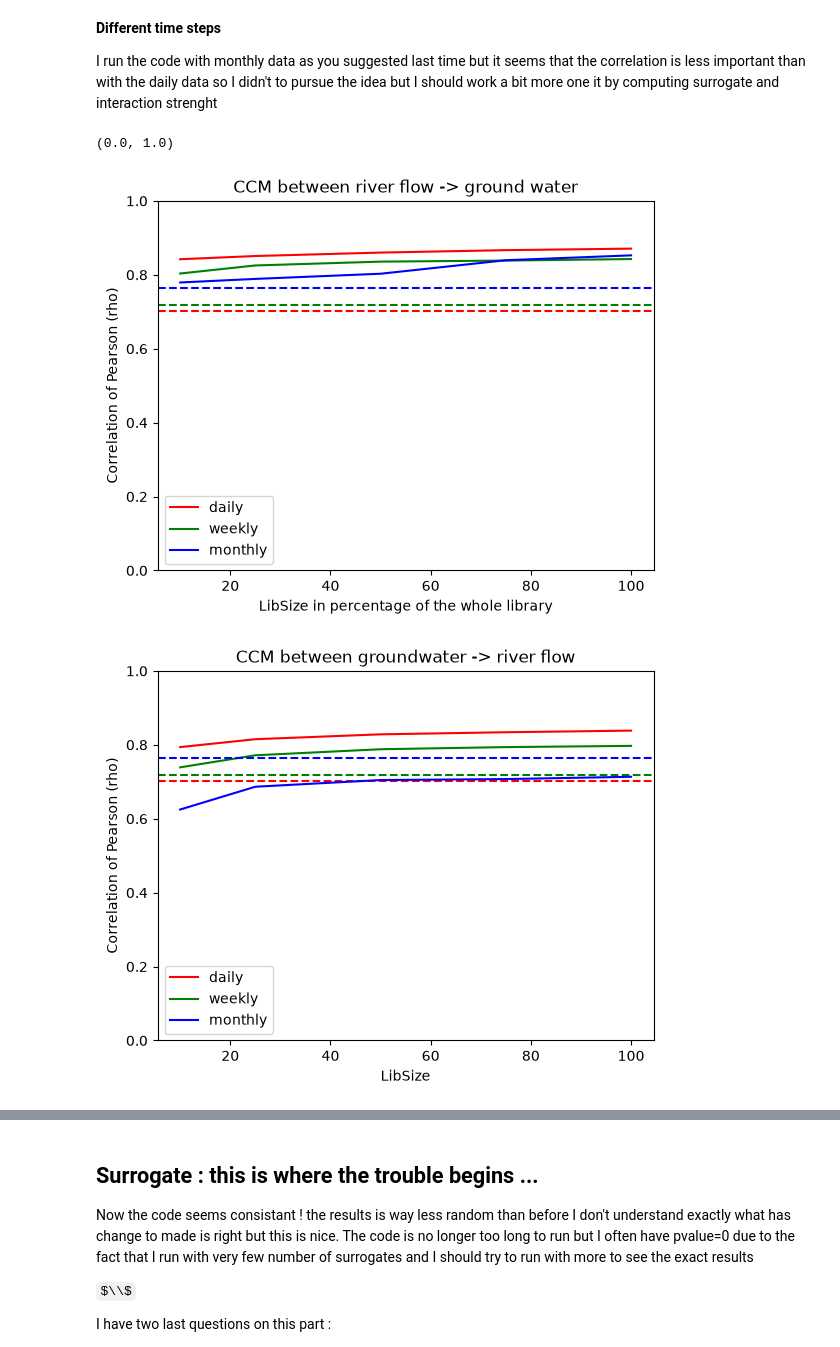
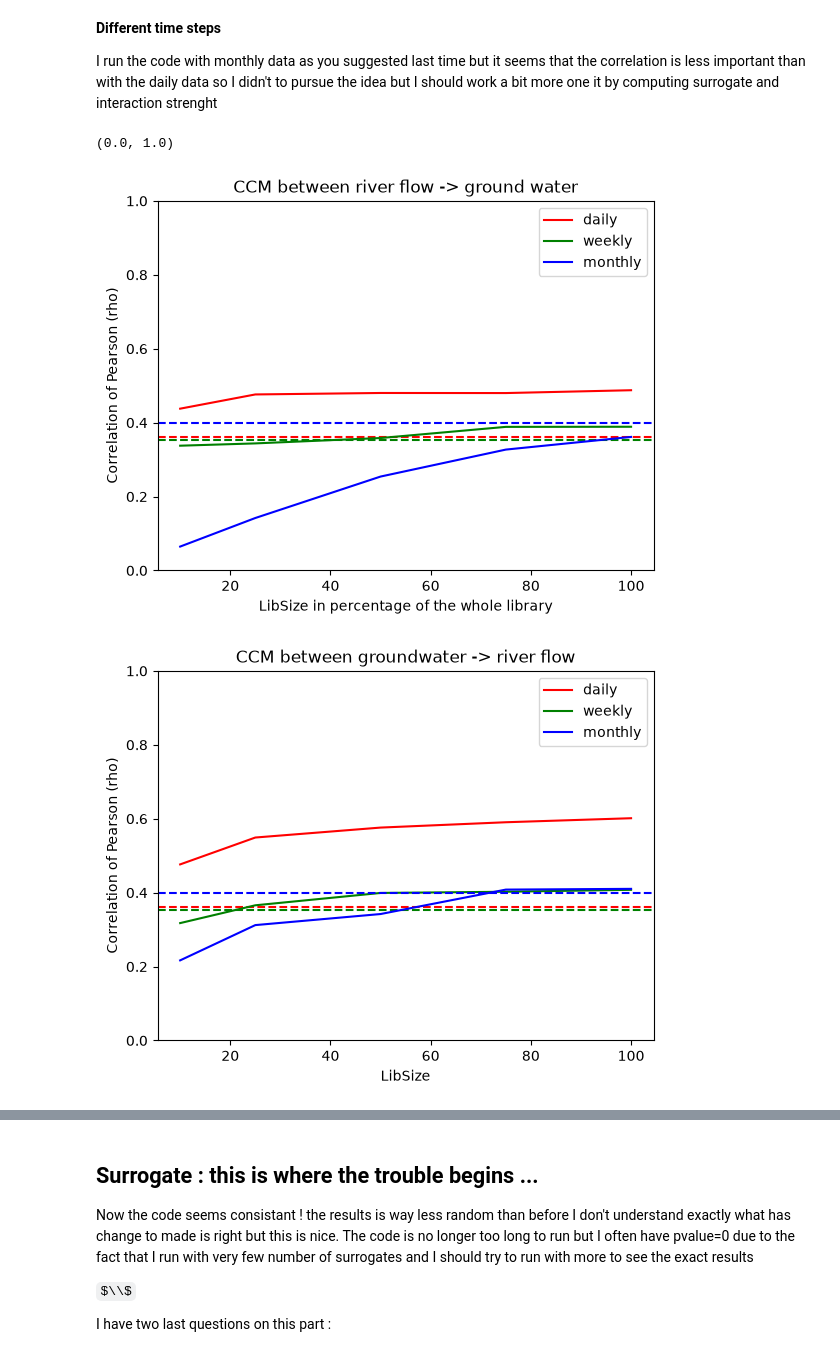
Before and after one commit to EulalieContreras/NTU_ecoinformatic, a Jupyter notebook: mywork/hydrography_notebook.ipynb, the cells around one changed output, grey strips where cells are left out. Saved outputs shown, nothing was run; the diff lists cells and outputs as text; code cells hidden in the pictures; some formulas as TeX source.

```diff
--- a/mywork/hydrography_notebook.ipynb
+++ b/mywork/hydrography_notebook.ipynb
@@ -200,7 +43,22 @@ ax2.legend(loc='upper right')
 # %%
-meteo['precipitation'] = fun.normalize_series(meteo['precipitation'])
-fdv1['mean_flow'] = fun.normalize_series(fdv1['mean_flow'])
-ground_water['NGF_depth'] = fun.normalize_series(ground_water['NGF_depth'])
+fdv1 = pd.read_csv('donnees/rivers_02-13.csv', sep=';', parse_dates=['date'])
+fdv1 = fdv1[(fdv1['city']=='FONTAINE DE VAUCLUSE 1') & (fdv1['date'] > '2004-01-01')]
+river_flow = fun.normalize_series(fdv1['mean_flow'])
+detrended_river = fun.detrend_add(river_flow)
+fdv1['mean_flow'] = detrended_river
+
+
+meteo = pd.read_csv('donnees/meteo_02-13.csv', sep = ';', parse_dates=['date'])
+meteo = meteo[(meteo['city'] == 'ISLE SUR SORGUE') & (meteo['date'] > '2004-01-01')]
+rain = fun.normalize_series(meteo['precipitation'])
+detrended_rain = fun.detrend_add(rain)
+meteo['precipitation'] = detrended_rain
+
+ground_water = pd.read_csv('donnees/groundwater_02-13.csv', sep=';', parse_dates = ['date'])
+ground_water = ground_water[(ground_water['city']=='THOR') & (ground_water['date'] > '2004-01-01')]
+depth = fun.normalize_series(ground_water['NGF_depth'])
+detrended_depth = fun.detrend_add(depth)
+ground_water['NGF_depth'] = detrended_depth
 # %% [markdown]
 ## CCM Algorithm (non preprocess (except for normalisation) datas are mostly used here : see article placed in reference for detail)
 
@@ -473,7 +263,7 @@ final_causal = fun.final_ccm(df, 'mean_flow', 'lag_precipitation', libs=libs_dai
 stat_causal = final_causal[0]
 corr_causal = df['mean_flow'].corr(df['lag_precipitation'])
 
-libs_weekly = [50, 125, 250, 375, 470]
+libs_weekly = [50, 125, 250, 375, 450]
 final_infiltration0 = fun.final_ccm(df_week, 'NGF_depth', 'mean_flow', libs=libs_weekly, Tp=0)
 final_saturation0 = fun.final_ccm(df_week, 'mean_flow', 'NGF_depth', libs=libs_weekly, Tp=0)
 stat_infiltration_week = final_infiltration0[0]
@@ -506,32 +296,32 @@ plt.ylabel('Correlation of Pearson (rho)')
 plt.legend()
 plt.ylim(0,1)
 
 plt.figure()
 plt.plot(libs, stat_saturation[0.5], color='r', label= 'daily')
 plt.axhline(corr, color='r', linestyle='--')
 plt.plot(libs, stat_saturation_week[0.5], color='g', label= 'weekly')
 plt.axhline(corr_week, color='g', linestyle='--')
 plt.plot(libs, stat_saturation_month[0.5], color='b', label= 'monthly')
 plt.axhline(corr_month, color='b', linestyle='--')
 plt.title('CCM between groundwater -> river flow')
 plt.xlabel('LibSize')
 plt.ylabel('Correlation of Pearson (rho)')
 plt.legend()
 plt.ylim(0,1)
 
 plt.figure()
 plt.plot(libs, stat_causal[0.5], color='r', label= 'daily (lagged 3 days)')
 plt.axhline(corr_causal, color='r', linestyle='--')
 plt.plot(libs, stat_causal_week[0.5], color='g', label= 'weekly')
 plt.axhline(corr_causal_week, color='g', linestyle='--')
 plt.plot(libs, stat_causal_month[0.5], color='b', label= 'monthly')
 plt.axhline(corr_causal_month, color='b', linestyle='--')
 plt.title('CCM between rain -> river flow')
 plt.xlabel('LibSize')
 plt.ylabel('Correlation of Pearson (rho)')
 plt.legend()
 plt.ylim(0,1)
 # %% [output]
 (0.0, 1.0)
-[figure, old version]
+[figure, new version]
-[figure, old version]
+[figure, new version]
```
Also changed, not shown: parts of 29 cells of this notebook, 6 other files.
